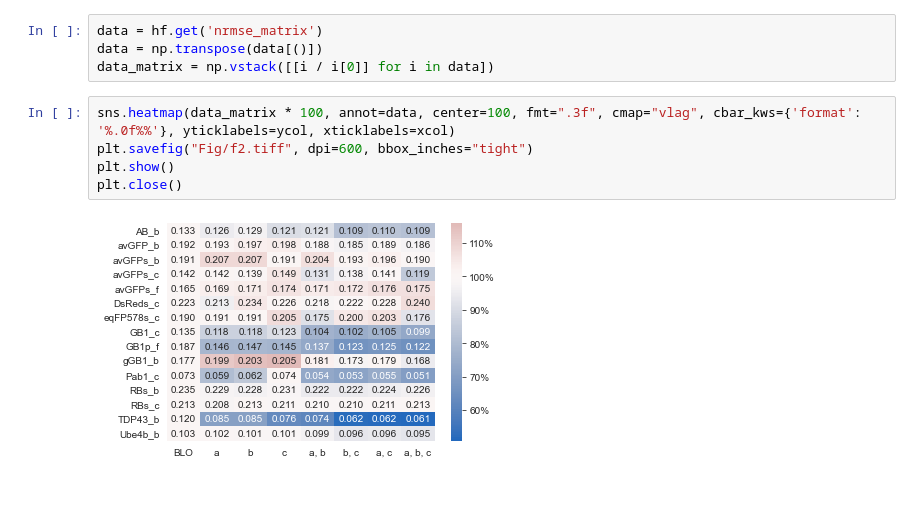
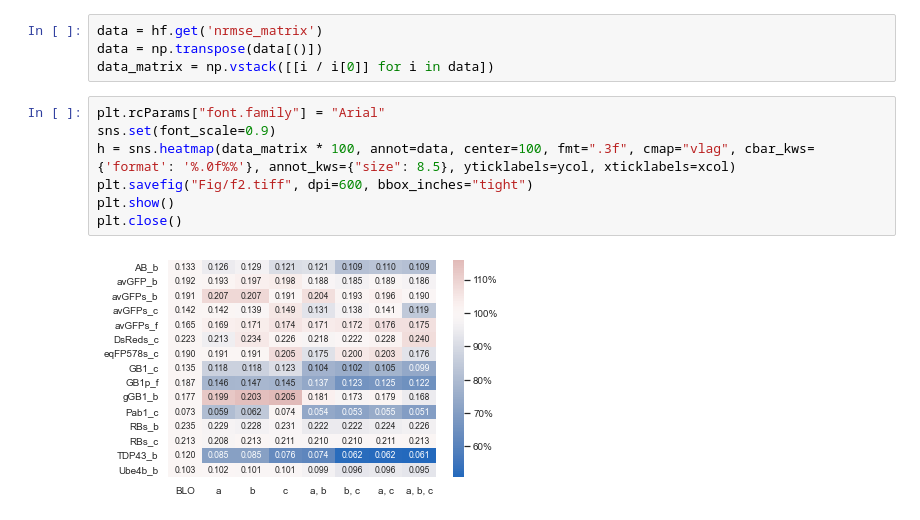
Before and after one commit to Chemical118/ASCIDrawProject, a Jupyter notebook: Fig2.ipynb, the cells around one changed output. Saved outputs shown, nothing was run; the diff lists cells and outputs as text; blank space fills up the shorter version.

```diff
--- a/Fig2.ipynb
+++ b/Fig2.ipynb
@@ -13,9 +13,11 @@ data = hf.get('nrmse_matrix')
 data = np.transpose(data[()])
 data_matrix = np.vstack([[i / i[0]] for i in data])
 # %%
-sns.heatmap(data_matrix * 100, annot=data, center=100, fmt=".3f", cmap="vlag", cbar_kws={'format': '%.0f%%'}, yticklabels=ycol, xticklabels=xcol)
+plt.rcParams["font.family"] = "Arial"
+sns.set(font_scale=0.9)
+h = sns.heatmap(data_matrix * 100, annot=data, center=100, fmt=".3f", cmap="vlag", cbar_kws={'format': '%.0f%%'}, annot_kws={"size": 8.5}, yticklabels=ycol, xticklabels=xcol)
 plt.savefig("Fig/f2.tiff", dpi=600, bbox_inches="tight")
 plt.show()
 plt.close()
 # %% [output]
-[figure, old version]
+[figure, new version]
```
Also changed, not shown: 5 other files.
